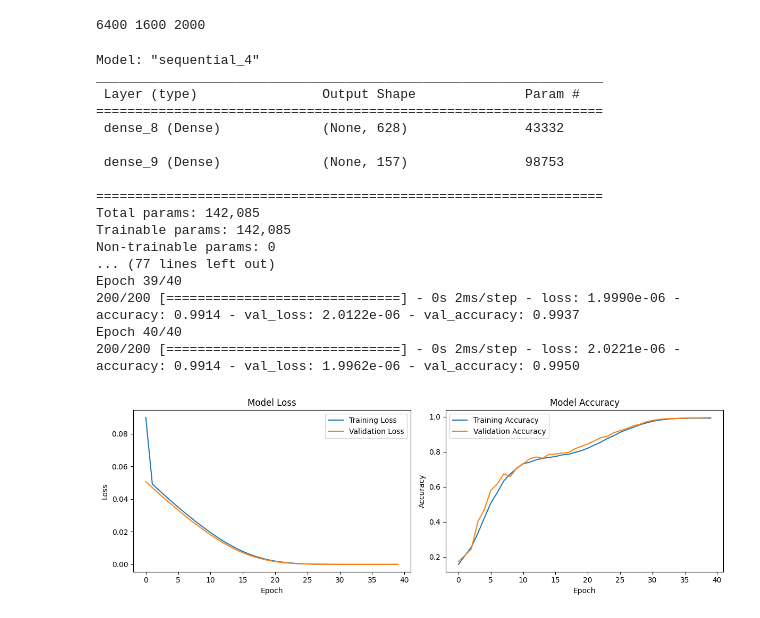
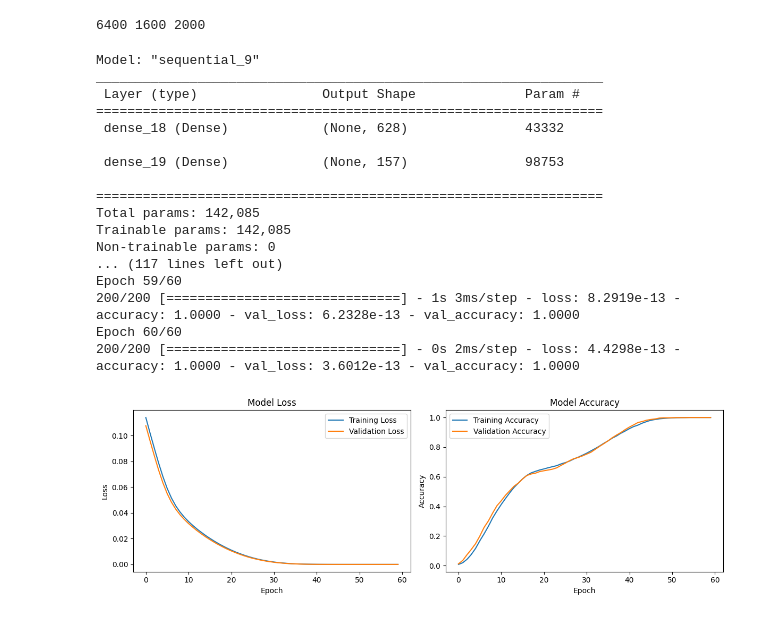
Before and after one commit to NadeenUdantha/TechCrew-Tehtrithlon-Datathon, a Jupyter notebook: TechCrew_FinalNoteBook.ipynb, the cells around one changed output. Cells and saved outputs as stored; diff of their text form; code cells hidden in the pictures.

```diff
--- a/TechCrew_FinalNoteBook.ipynb
+++ b/TechCrew_FinalNoteBook.ipynb
@@ -110,54 +110,54 @@ from tensorflow.keras.optimizers import Adam
 
 model = keras.Sequential([
     layers.Input(shape=(len(unique_activities),)),
-    layers.Dense(units=len(unique_destinations)*4, activation='sigmoid'),
+    layers.Dense(units=len(unique_destinations)*4),
     layers.Dense(units=len(unique_destinations)),
 ])
 
-model.compile(optimizer=Adam(learning_rate=0.0001), loss='mse', metrics=['accuracy'])
+model.compile(optimizer=Adam(learning_rate=0.00001), loss='mse', metrics=['accuracy'])
 model.summary()
 
-history = model.fit(train_X, train_Y, validation_data=(val_X, val_Y), epochs=40)
+history = model.fit(train_X, train_Y, validation_data=(val_X, val_Y), epochs=60)
 
 plt.figure(figsize=(12, 4))
 
 plt.subplot(1, 2, 1)
 plt.plot(history.history['loss'], label='Training Loss')
 plt.plot(history.history['val_loss'], label='Validation Loss')
 plt.title('Model Loss')
 plt.xlabel('Epoch')
 plt.ylabel('Loss')
 plt.legend()
 
 plt.subplot(1, 2, 2)
 plt.plot(history.history['accuracy'], label='Training Accuracy')
 plt.plot(history.history['val_accuracy'], label='Validation Accuracy')
 plt.title('Model Accuracy')
 plt.xlabel('Epoch')
 plt.ylabel('Accuracy')
 plt.legend()
 
 plt.tight_layout()
 plt.show()
 # %% [output]
-Model: "sequential_4"
+Model: "sequential_9"
 _________________________________________________________________
  Layer (type)                Output Shape              Param #
 =================================================================
- dense_8 (Dense)             (None, 628)               43332
+ dense_18 (Dense)            (None, 628)               43332
 
- dense_9 (Dense)             (None, 157)               98753
+ dense_19 (Dense)            (None, 157)               98753
 
 =================================================================
 Total params: 142,085
 Trainable params: 142,085
 Non-trainable params: 0
-... (77 lines left out)
-Epoch 39/40
-200/200 [==============================] - 0s 2ms/step - loss: 1.9990e-06 - accuracy: 0.9914 - val_loss: 2.0122e-06 - val_accuracy: 0.9937
-Epoch 40/40
-200/200 [==============================] - 0s 2ms/step - loss: 2.0221e-06 - accuracy: 0.9914 - val_loss: 1.9962e-06 - val_accuracy: 0.9950
+... (117 lines left out)
+Epoch 59/60
+200/200 [==============================] - 1s 3ms/step - loss: 8.2919e-13 - accuracy: 1.0000 - val_loss: 6.2328e-13 - val_accuracy: 1.0000
+Epoch 60/60
+200/200 [==============================] - 0s 2ms/step - loss: 4.4298e-13 - accuracy: 1.0000 - val_loss: 3.6012e-13 - val_accuracy: 1.0000
-[figure, old version]
+[figure, new version]
 # %%
 
 results = model.evaluate(test_X, test_Y)
```
Also changed, not shown: parts of 2 cells of this notebook, 1 other file.
